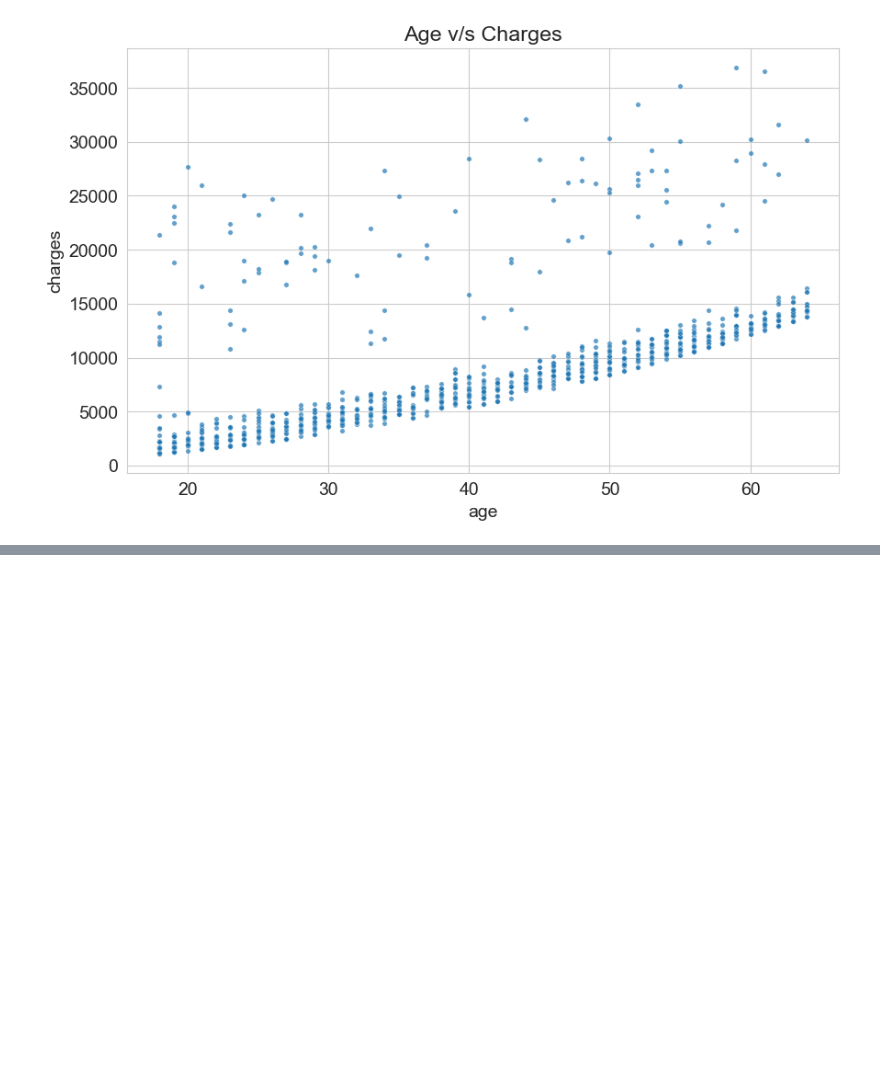
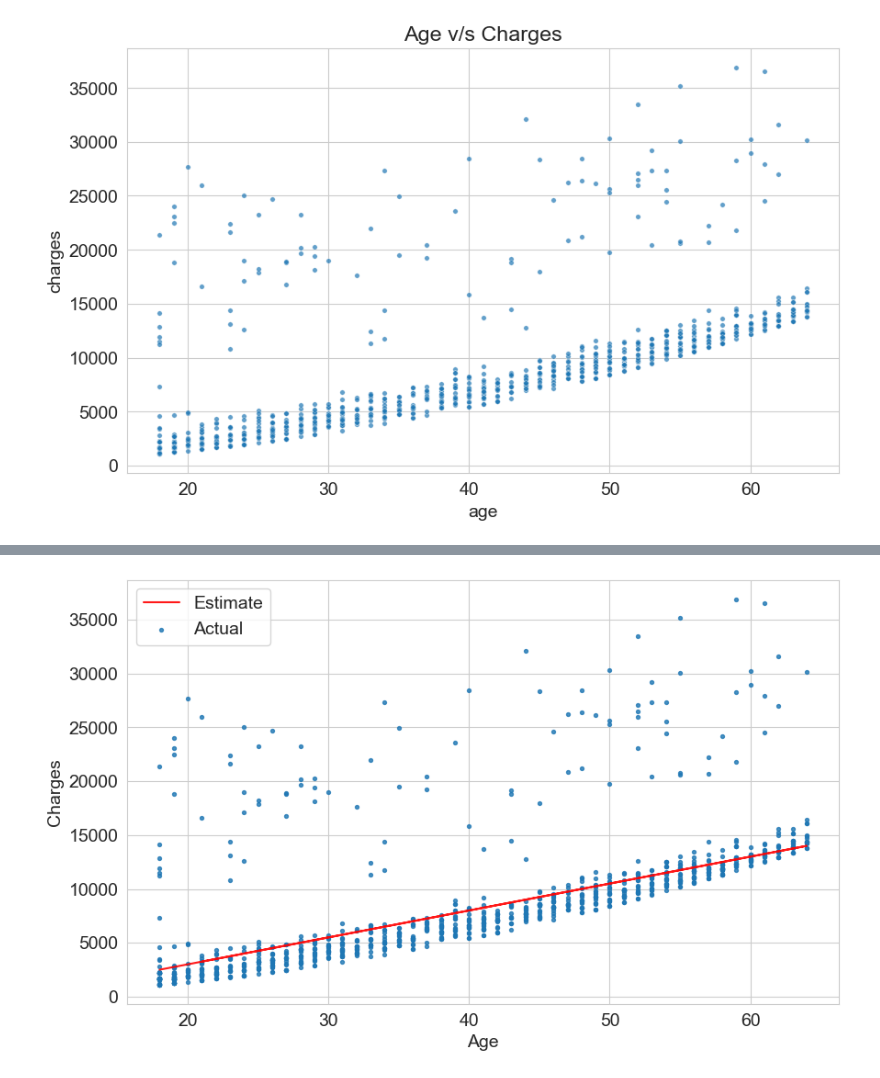
Before and after one commit to Anooj29/GEN1_AI, a Jupyter notebook: Pre-Projects/Medical.ipynb, the cells around one changed output, grey strips where cells are left out. Saved outputs shown, nothing was run; the diff lists cells and outputs as text; code cells hidden in the pictures; blank space fills up the shorter version.

```diff
--- a/Pre-Projects/Medical.ipynb
+++ b/Pre-Projects/Medical.ipynb
@@ -248,0 +312,14 @@ sb.scatterplot(data = non_smoker_df, x='age', y='charges', alpha=0.7, s=15).set(
+# %%
+def try_parameters(w, b):
+    ages = non_smoker_df.age
+    target = non_smoker_df.charges
+
+    mlt.plot(ages, estimate_charges, 'r', alpha=0.9)
+    mlt.scatter(ages, target, s=8, alpha=0.8)
+    mlt.xlabel('Age')
+    mlt.ylabel('Charges')
+    mlt.legend(['Estimate', 'Actual'])
+# %%
+try_parameters(250, -2000)
+# %% [output]
+[figure, added]
```
Also changed, not shown: parts of 25 cells of this notebook.
